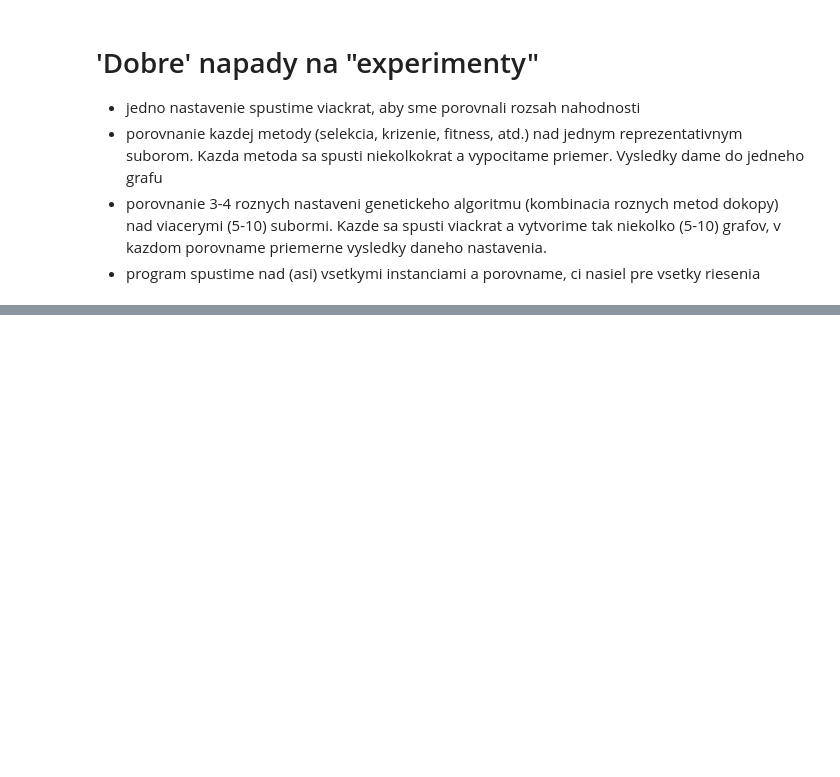
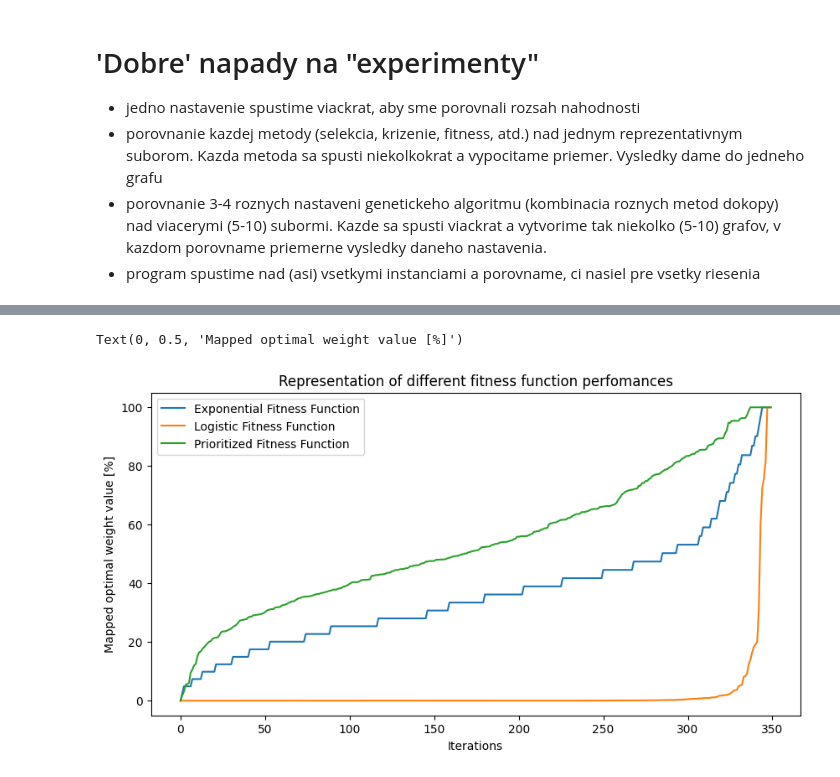
Before and after one commit to davidus27/MWSAT-problem, a Jupyter notebook: visualization.ipynb, the cells around one changed output, grey strips where cells are left out. Saved outputs shown, nothing was run; the diff lists cells and outputs as text; code cells hidden in the pictures; blank space fills up the shorter version.

```diff
--- a/visualization.ipynb
+++ b/visualization.ipynb
@@ -162,3 +101,0 @@ Error:
-# %%
-filename = "data/wuf20-71-M/wuf20-01.mwcnf"
-find_solution(filename, build3)
@@ -167,3 +101,0 @@ Error:
-# %%
-filename = "data/wuf100-430-Q/wuf100-01.mwcnf"
-find_solution(filename, build1)
@@ -176,3 +101,0 @@ tester = OptimalityTester()
-# %%
-filename = "data/wuf20-71-M/wuf20-01.mwcnf"
-tester.find_solution(filename)
@@ -178,0 +279,68 @@ tester.find_solution(filename)
+# %%
+# get the rows with the same filename
+data_index = 0
+# EXPONENTIAL FITNESS FUNCTION
+df = white_box_methods_dfs[data_index]
+new_df = df[df["filename"] == filename]
+# select only those that have crossover_method == Single Point Crossover
+new_df = new_df[new_df["crossover_method"].str.contains("Single Point Crossover")]
+new_df = new_df[new_df["selection_method"].str.contains("Tournament Selection")]
+new_df = new_df[new_df["fitness_function"].str.contains("Exponential Fitness Function")]
+
+# scale the success rate to 100%
+# new_df["success_rate"] = new_df["success_rate"] * 100
+
+# plot the line graph of performances between iterations and total_weight
+performance = new_df["perfomances"].iloc[0]
+plt.figure(figsize=(10, 5))
+x = np.arange(0, len(performance))
+y = performance
+# sort y
+y_exp = sorted(y)
+
+# map the values between 0 and 1
+y_exp = [((i - min(y_exp)) / (max(y_exp) - min(y_exp))) * 100 for i in y_exp]
+# add line to the plot
+plt.plot(x, y_exp)
+
+# add another line with the best total weight value
+# plt.axhline(y=new_df["total_weight"].iloc[0], color='r', linestyle='-')
+
+# LOGISTIC FITNESS FUNCTION
+df = white_box_methods_dfs[data_index]
+new_df = df[df["filename"] == filename]
+new_df = new_df[new_df["crossover_method"].str.contains("Single Point Crossover")]
+new_df = new_df[new_df["selection_method"].str.contains("Tournament Selection")]
+new_df = new_df[new_df["fitness_function"].str.contains("Logistic Fitness Function")]
+
+# add another line with x and y
+y_logistic = sorted(new_df["perfomances"].iloc[0])
+# map the values between 0 and 1
+y_logistic = [((i - min(y_logistic)) / (max(y_logistic) - min(y_logistic))) * 100 for i in y_logistic]
+# normalize to the same scale as exponential
+plt.plot(x, y_logistic)
+
+# PRIRORITIZED FITNESS FUNCTION
+# add another line with the best total weight value
+df = white_box_methods_dfs[data_index]
+new_df = df[df["filename"] == filename]
+new_df = new_df[new_df["crossover_method"].str.contains("Single Point Crossover")]
+new_df = new_df[new_df["selection_method"].str.contains("Tournament Selection")]
+new_df = new_df[new_df["fitness_function"].str.contains("Prioritized Fitness Function")]
+
+# add another line with x and y
+y_priority = sorted(new_df["perfomances"].iloc[0])
+# map the values between 0 and 1
+y_priority = [((i - min(y_priority)) / (max(y_priority) - min(y_priority))) * 100 for i in y_priority]
+# normalize to the same scale as exponential
+plt.plot(x, y_priority)
+
+plt.legend(["Exponential Fitness Function", "Logistic Fitness Function", "Prioritized Fitness Function"])
+
+# add title
+plt.title("Representation of different fitness function perfomances")
+plt.xlabel("Iterations")
+plt.ylabel("Mapped optimal weight value [%]")
+# %% [output]
+Text(0, 0.5, 'Mapped optimal weight value [%]')
+[figure, added]
```
Also changed, not shown: parts of 60 cells of this notebook, 6 other files.
